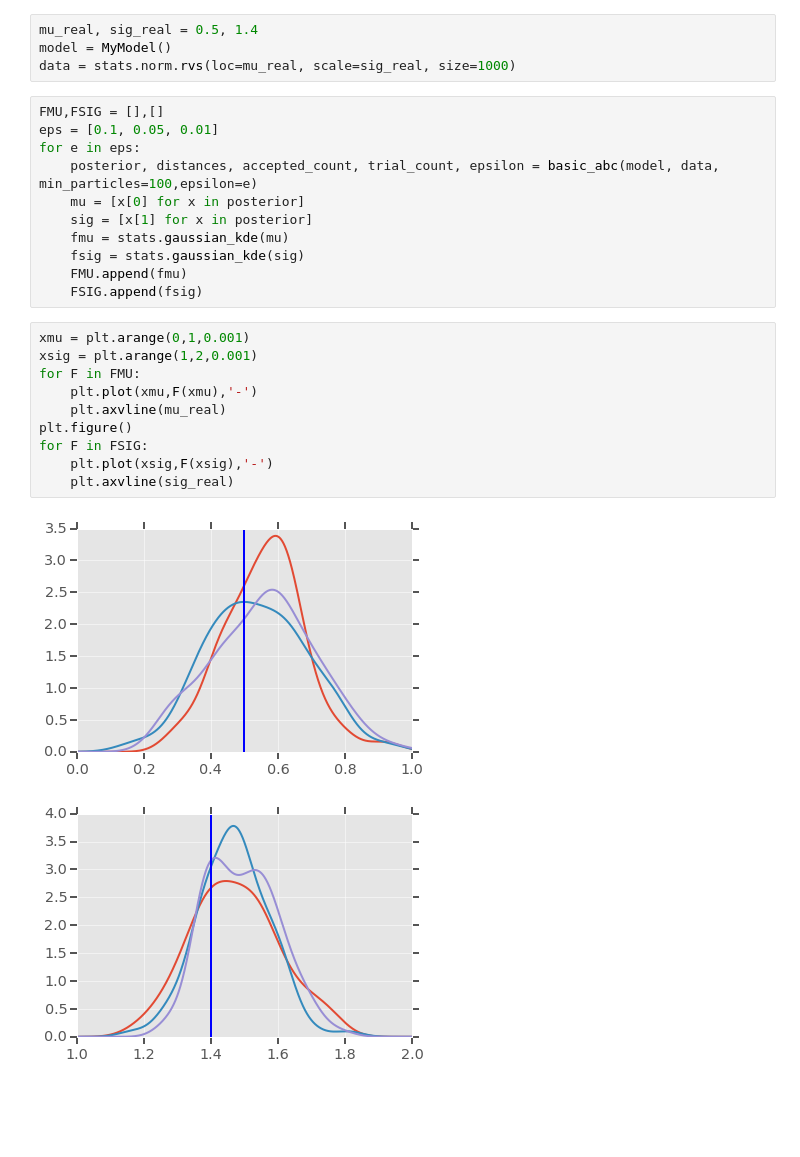
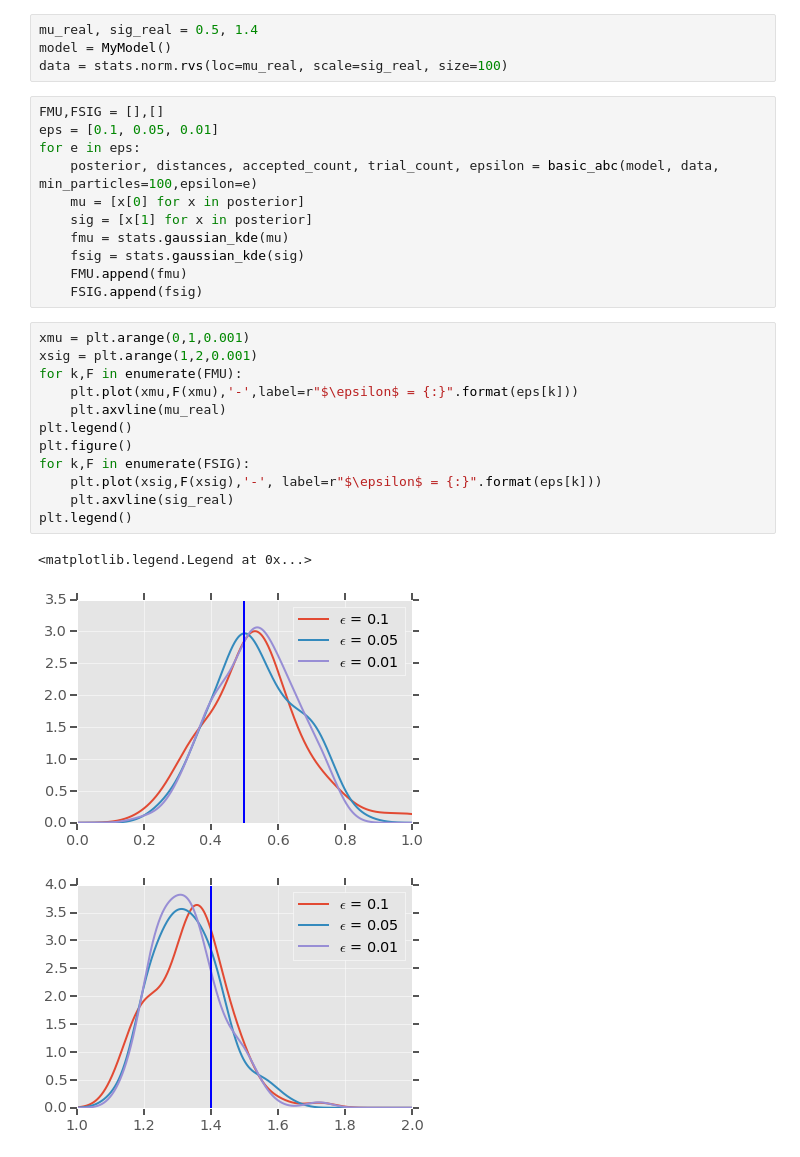
Before and after one commit to rcmorehead/simpleabc, a Jupyter notebook: normal_test.ipynb, the cells around one changed output. Cells and saved outputs as stored; diff of their text form; blank space fills up the shorter version.

```diff
--- a/normal_test.ipynb
+++ b/normal_test.ipynb
@@ -32,7 +32,7 @@ class MyModel(Model):
 # %%
 mu_real, sig_real = 0.5, 1.4
 model = MyModel()
-data = stats.norm.rvs(loc=mu_real, scale=sig_real, size=1000)
+data = stats.norm.rvs(loc=mu_real, scale=sig_real, size=100)
 # %%
 FMU,FSIG = [],[]
 eps = [0.1, 0.05, 0.01]
@@ -47,13 +47,16 @@ for e in eps:
 # %%
 xmu = plt.arange(0,1,0.001)
 xsig = plt.arange(1,2,0.001)
-for F in FMU:
-    plt.plot(xmu,F(xmu),'-')
+for k,F in enumerate(FMU):
+    plt.plot(xmu,F(xmu),'-',label=r"$\epsilon$ = {:}".format(eps[k]))
     plt.axvline(mu_real)
+plt.legend()
 plt.figure()
-for F in FSIG:
-    plt.plot(xsig,F(xsig),'-')
+for k,F in enumerate(FSIG):
+    plt.plot(xsig,F(xsig),'-', label=r"$\epsilon$ = {:}".format(eps[k]))
     plt.axvline(sig_real)
+plt.legend()
 # %% [output]
+<matplotlib.legend.Legend at 0x...>
-[figure, old version]
+[figure, new version]
-[figure, old version]
+[figure, new version]
```
